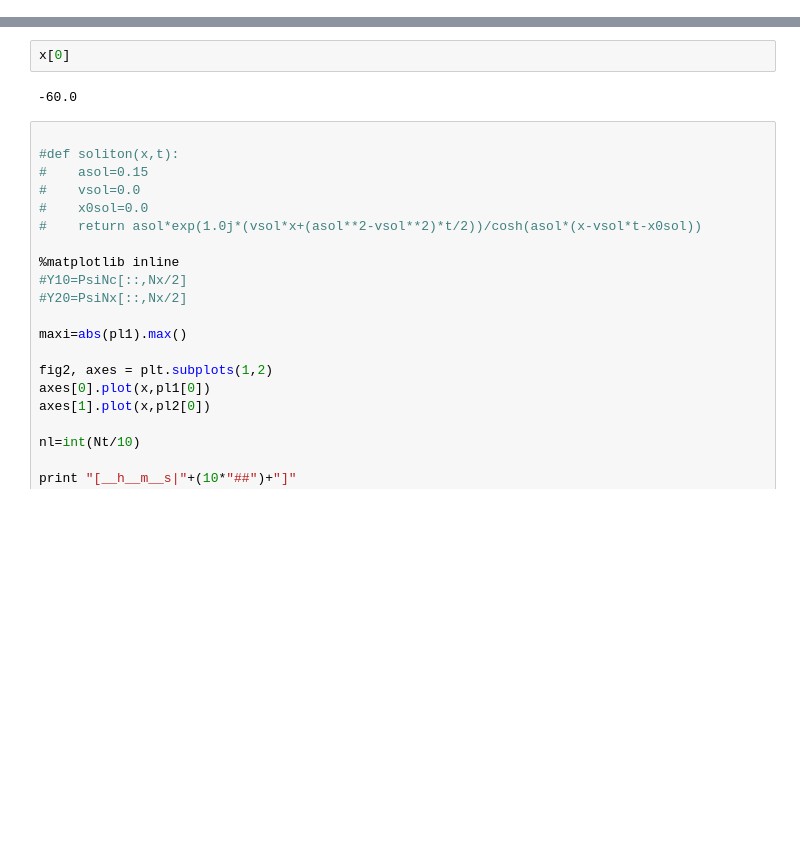
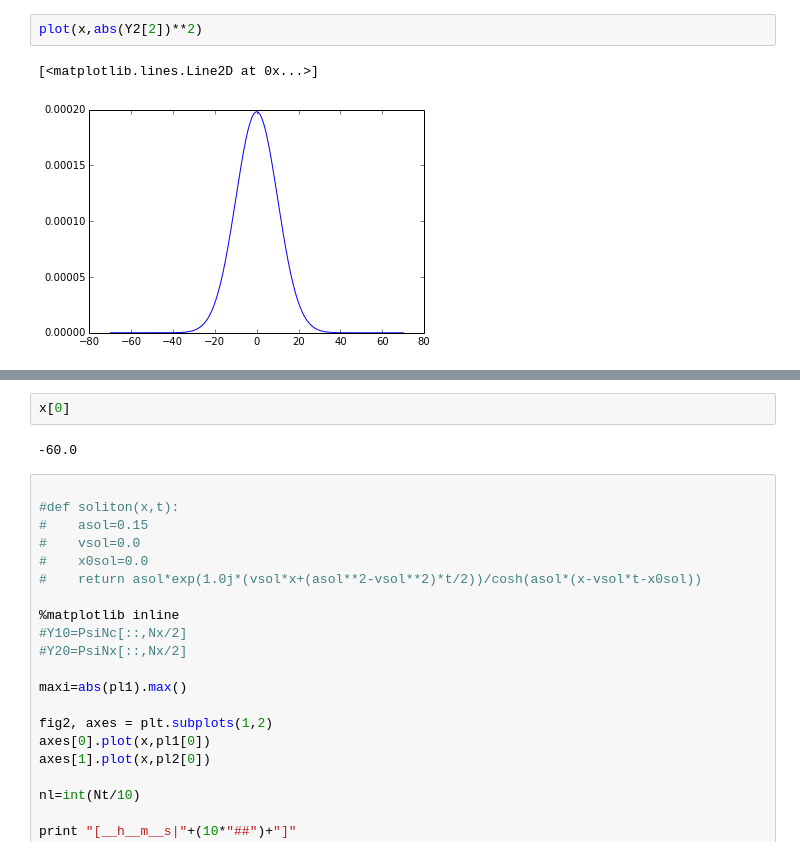
Before and after one commit to guirales/polaflow, a Jupyter notebook: 1D_Polariton/Graficos2D.ipynb, the cells around one changed output, grey strips where cells are left out. Cells and saved outputs as stored; diff of their text form; blank space fills up the shorter version.

```diff
--- a/1D_Polariton/Graficos2D.ipynb
+++ b/1D_Polariton/Graficos2D.ipynb
@@ -189,3 +191,8 @@ Dx
+# %%
+plot(x,abs(Y2[2])**2)
+# %% [output]
+[<matplotlib.lines.Line2D at 0x...>]
+[figure, added]
 # %%
 %matplotlib inline
 fig2, axes = subplots(3,1)
```
Also changed, not shown: parts of 17 cells of this notebook.
